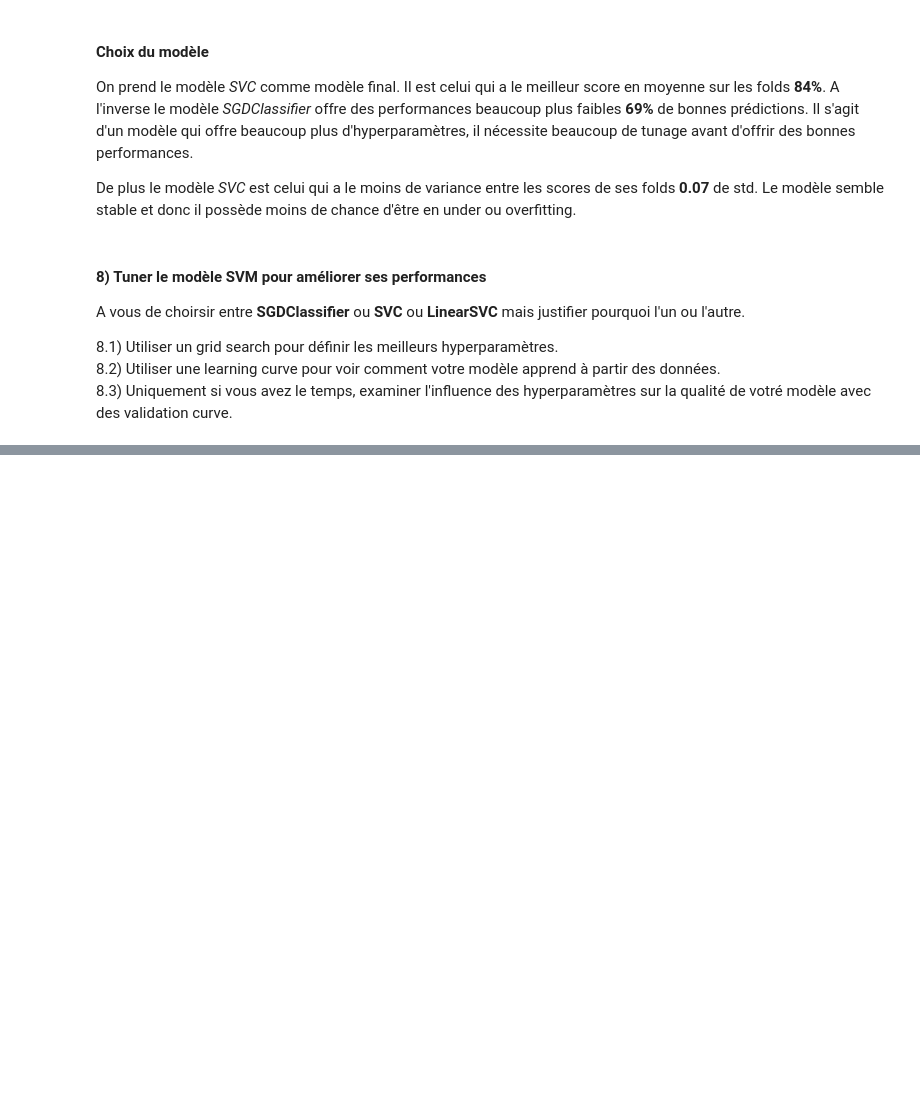
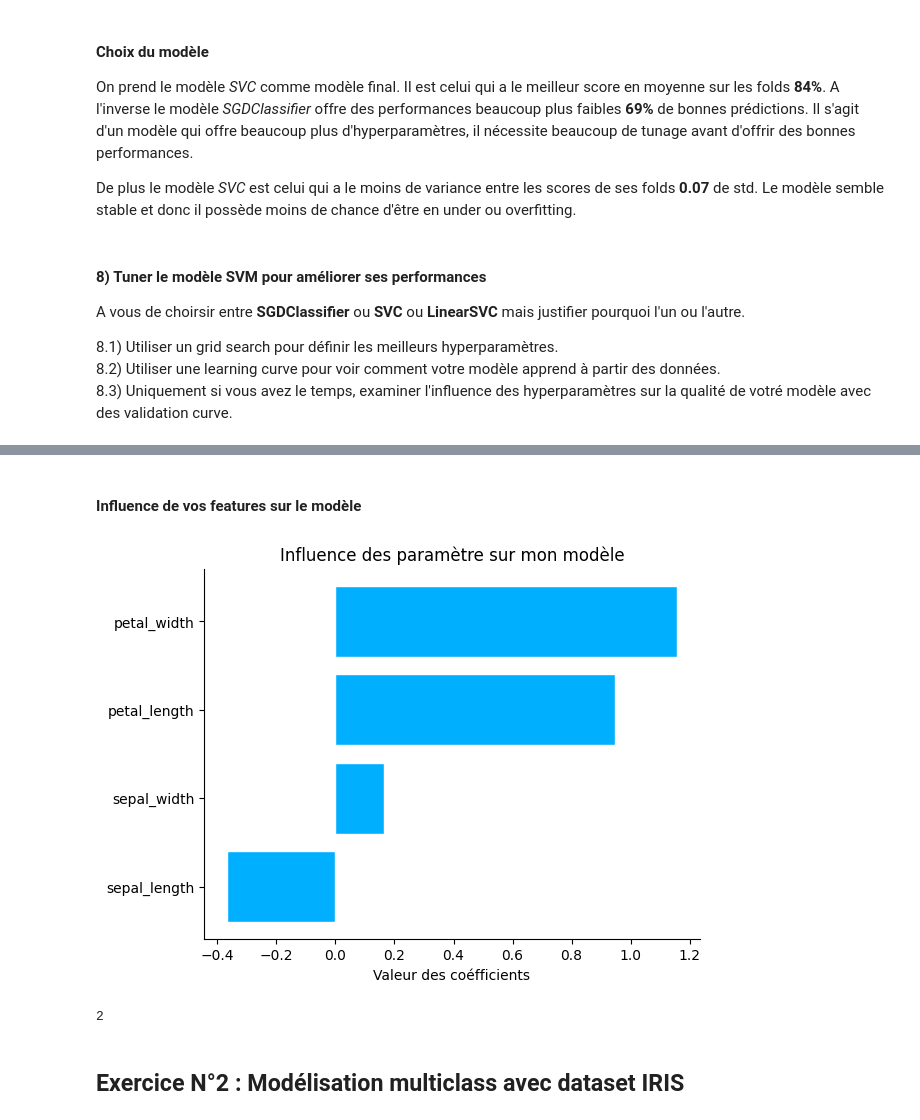
Before and after one commit to Roulitoo/cours_iae, a Jupyter notebook: 01_SVM/td/code/01_SVM_TD_correction.ipynb, the cells around one changed output, grey strips where cells are left out. Cells and saved outputs as stored; diff of their text form; code cells hidden in the pictures; blank space fills up the shorter version.

```diff
--- a/01_SVM/td/code/01_SVM_TD_correction.ipynb
+++ b/01_SVM/td/code/01_SVM_TD_correction.ipynb
@@ -609,0 +784,15 @@ A vous de choirsir entre **SGDClassifier** ou **SVC** ou **LinearSVC** mais just
+# %% [markdown]
+#### Influence de vos features sur le modèle
+# %%
+plt.title('Influence des paramètre sur mon modèle')
+plt.xlabel('Valeur des coéfficients')
+svm_f_importances(best_svc.coef_[0], features_names)
+# %% [output]
+[figure, added]
+# %%
+# Quelle est la valeur de référence
+svc.classes_[1]
+# %% [output]
+2
+# %% [markdown]
+## Exercice N°2 : Modélisation multiclass avec dataset IRIS
```
Also changed, not shown: parts of 42 cells of this notebook.
